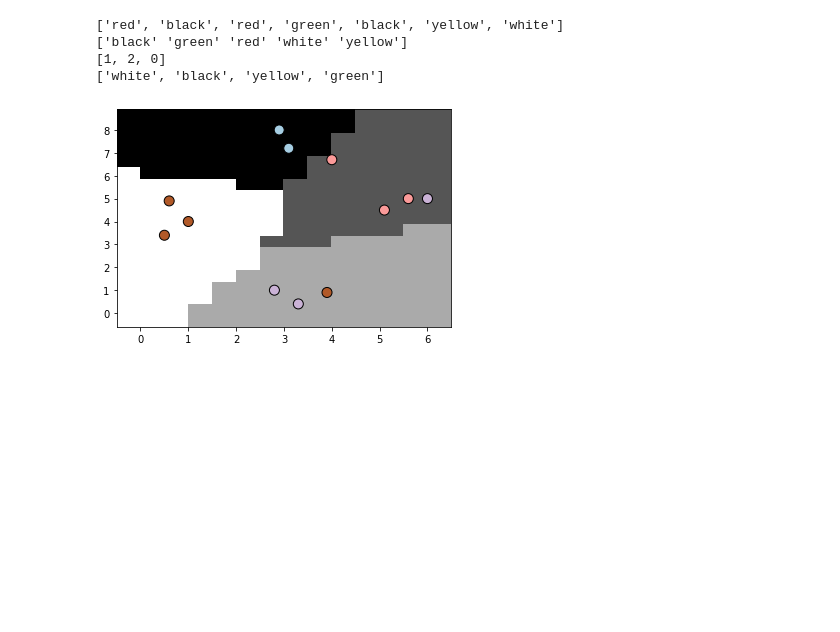
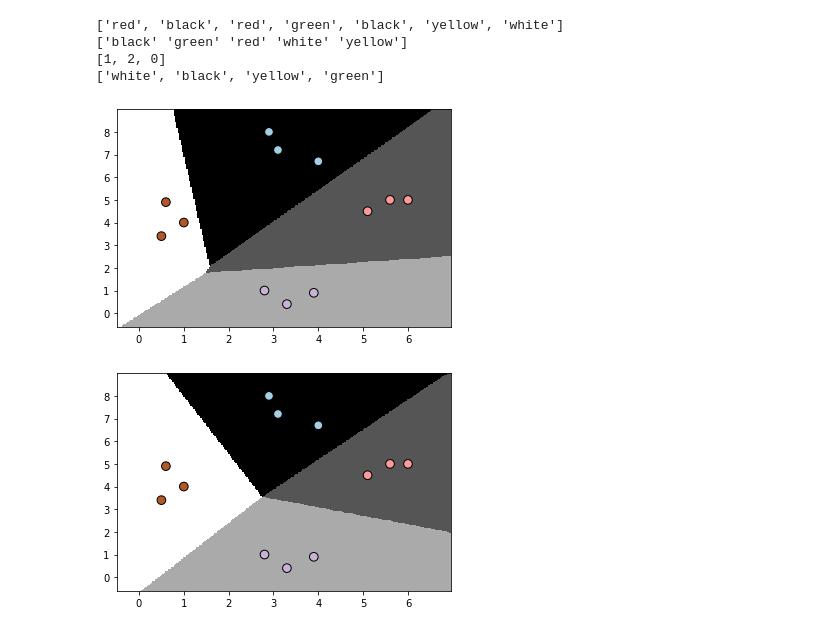
Before and after one commit to daishi-kirihata/mizutoki-dev, a Jupyter notebook: ipynb/BookBeginnerAI.ipynb, the cells around one changed output. Saved outputs shown, nothing was run; the diff lists cells and outputs as text; code cells hidden in the pictures; blank space fills up the shorter version.

```diff
--- a/ipynb/BookBeginnerAI.ipynb
+++ b/ipynb/BookBeginnerAI.ipynb
@@ -102,24 +102,29 @@ module = None
 [1, 2, 0]
 ['white', 'black', 'yellow', 'green']
 # %%
-from module.beginnerAI import beginnerAI02
+from module.beginnerAI import LogisticModel
 import numpy
 
 # testデータ作成
 data = numpy.array([[3.1, 7.2], [4, 6.7], [2.9, 8], [5.1, 4.5], [6, 5], [5.6, 5], [3.3, 0.4], [3.9, 0.9], [2.8, 1], [0.5, 3.4], [1, 4], [0.6, 4.9]])
-# labels = numpy.array([0, 0, 0, 1, 1, 1, 2, 2, 2, 3, 3, 3])
-labels = numpy.array([0, 1, 0, 1, 2, 1, 2, 3, 2, 3, 3, 3])
+labels = numpy.array([0, 0, 0, 1, 1, 1, 2, 2, 2, 3, 3, 3])
 
 # 機械学習モデルの呼び出し
-module = beginnerAI02()
+module = LogisticModel()
+module.mesh_step_size = 1 / 32
 
 # 学習開始
-module.Fit(data, labels)
+module.fit(data, labels)
 
 # 描画実行
-module.meshStepSize = 0.5
-module.visualizeClassifier()
+module.visualize_classifier()
+
+module.C = 500
+
+module.fit(data,labels)
+module.visualize_classifier()
 
 module = None
 # %% [output]
-[figure, old version]
+[figure, new version]
+[figure, added]
```
Also changed, not shown: parts of 1 cell of this notebook, 20 other files.
